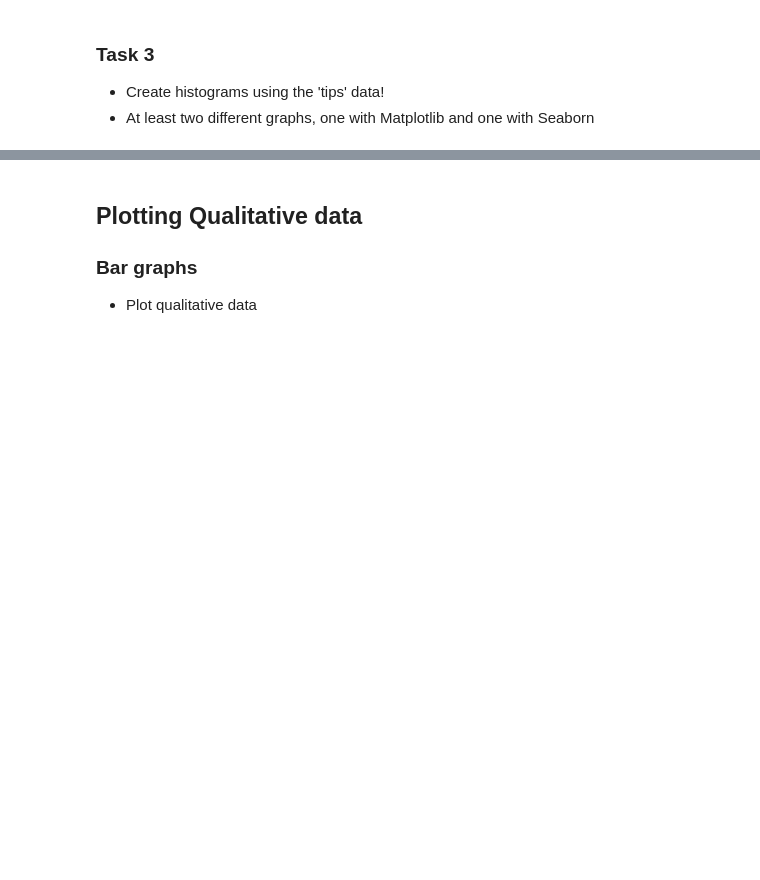
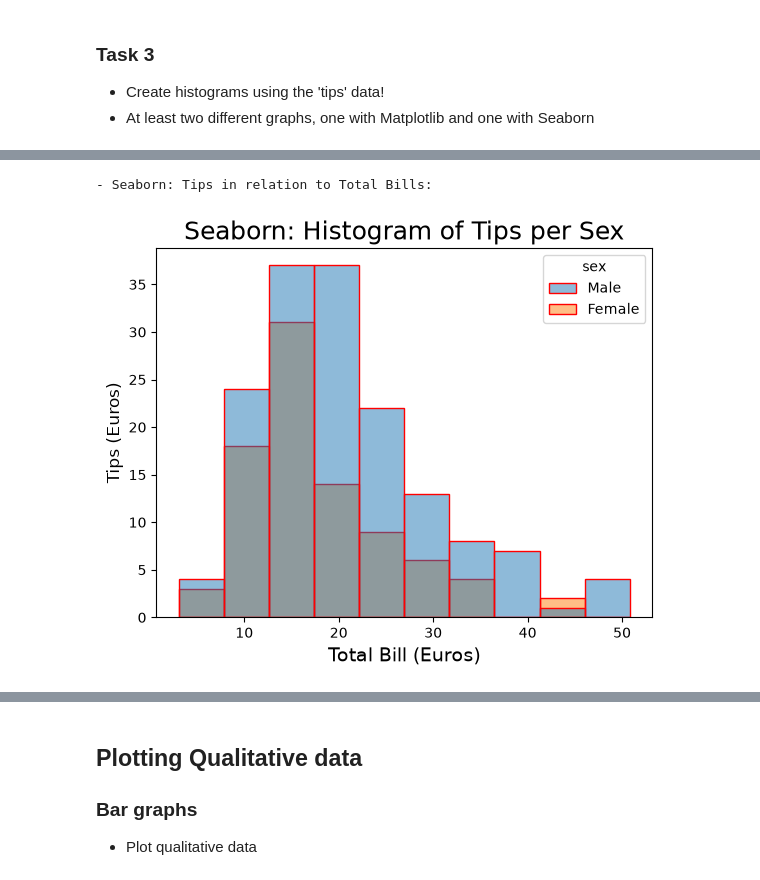
Before and after one commit to buicaothe/PYTHON, a Jupyter notebook: DATA MANAGEMENT/Labweek37/Jupyter_intro.ipynb, the cells around one changed output, grey strips where cells are left out. Cells and saved outputs as stored; diff of their text form; code cells hidden in the pictures; blank space fills up the shorter version.

```diff
--- a/DATA MANAGEMENT/Labweek37/Jupyter_intro.ipynb
+++ b/DATA MANAGEMENT/Labweek37/Jupyter_intro.ipynb
@@ -182,0 +303,11 @@ tips.info()
+# %%
+print('- Seaborn: Tips in relation to Total Bills:')
+sns.histplot(data = tips, x= 'total_bill', color='yellow',
+             edgecolor ='red',bins=10, hue = 'sex')
+plt.xlabel('Total Bill (Euros)', fontsize=14)
+plt.ylabel('Tips (Euros)', fontsize=12)
+plt.title("Seaborn: Histogram of Tips per Sex", fontsize=18)
+plt.show()
+# %% [output]
+- Seaborn: Tips in relation to Total Bills:
+[figure, added]
```
Also changed, not shown: parts of 26 cells of this notebook.
